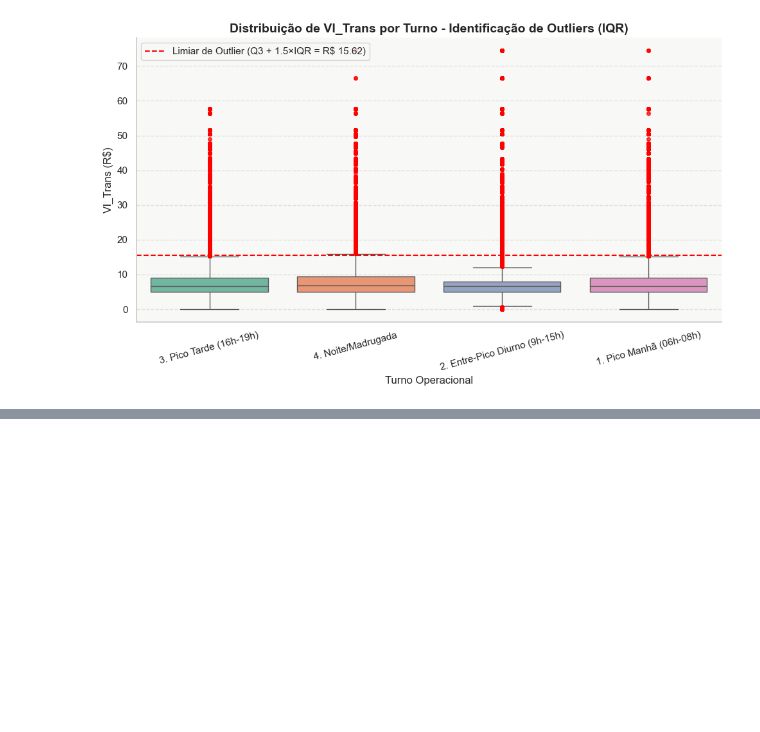
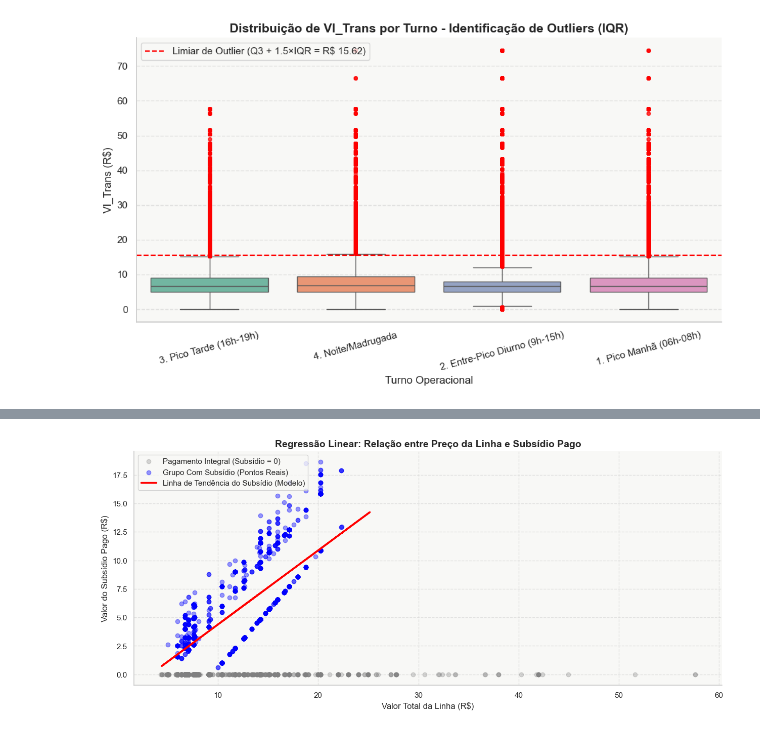
Before and after one commit to Heggendorn/facul, a Jupyter notebook: bilhete unico - jose roberto.ipynb, the cells around one changed output, grey strips where cells are left out. Cells and saved outputs as stored; diff of their text form; code cells hidden in the pictures; blank space fills up the shorter version.

```diff
--- a/bilhete unico - jose roberto.ipynb
+++ b/bilhete unico - jose roberto.ipynb
@@ -2140,0 +1930,56 @@ Turno com maior proporção de outliers: 4. Noite/Madrugada (4.6317% das viagens
+# %%
+import matplotlib.pyplot as plt
+import seaborn as sns
+
+plt.figure(figsize=(15, 6))
+
+# 1. Pegamos uma amostra aleatória de ambos os grupos para o gráfico não travar o computador
+# (Plotar 3 milhões de pontos de uma vez pesaria demais na memória)
+amostra_integral = Bu[Bu["Perfil"] == "Pagamento_Integral"].sample(
+    n=3000, random_state=42
+)
+amostra_subsidio = Bu[Bu["Perfil"] == "Subsidiado"].sample(
+    n=3000, random_state=42
+)
+
+# 2. Plotar os pontos reais das duas categorias
+plt.scatter(
+    amostra_integral["Vl_Linha"],
+    amostra_integral["Vl_Subsidio"],
+    alpha=0.3,
+    color="gray",
+    label="Pagamento Integral (Subsídio = 0)",
+)
+plt.scatter(
+    amostra_subsidio["Vl_Linha"],
+    amostra_subsidio["Vl_Subsidio"],
+    alpha=0.4,
+    color="blue",
+    label="Grupo Com Subsídio (Pontos Reais)",
+)
+
+# 3. Plotar a linha vermelha da sua Regressão Linear por cima
+plt.plot(
+    X,
+    y_pred,
+    color="red",
+    linewidth=2.5,
+    label="Linha de Tendência do Subsídio (Modelo)",
+)
+
+# Configurações visuais do gráfico
+plt.title(
+    "Regressão Linear: Relação entre Preço da Linha e Subsídio Pago",
+    fontsize=14,
+    fontweight="bold",
+)
+plt.xlabel("Valor Total da Linha (R$)")
+plt.ylabel("Valor do Subsídio Pago (R$)")
+plt.legend(loc="upper left")
+plt.grid(True, linestyle="--", alpha=0.5)
+
+# Salva na sua pasta de imagens
+plt.savefig("imgs/regressao_subsidio.png", bbox_inches="tight", dpi=150)
+plt.show()
+# %% [output]
+[figure, added]
```
Also changed, not shown: parts of 14 cells of this notebook.
